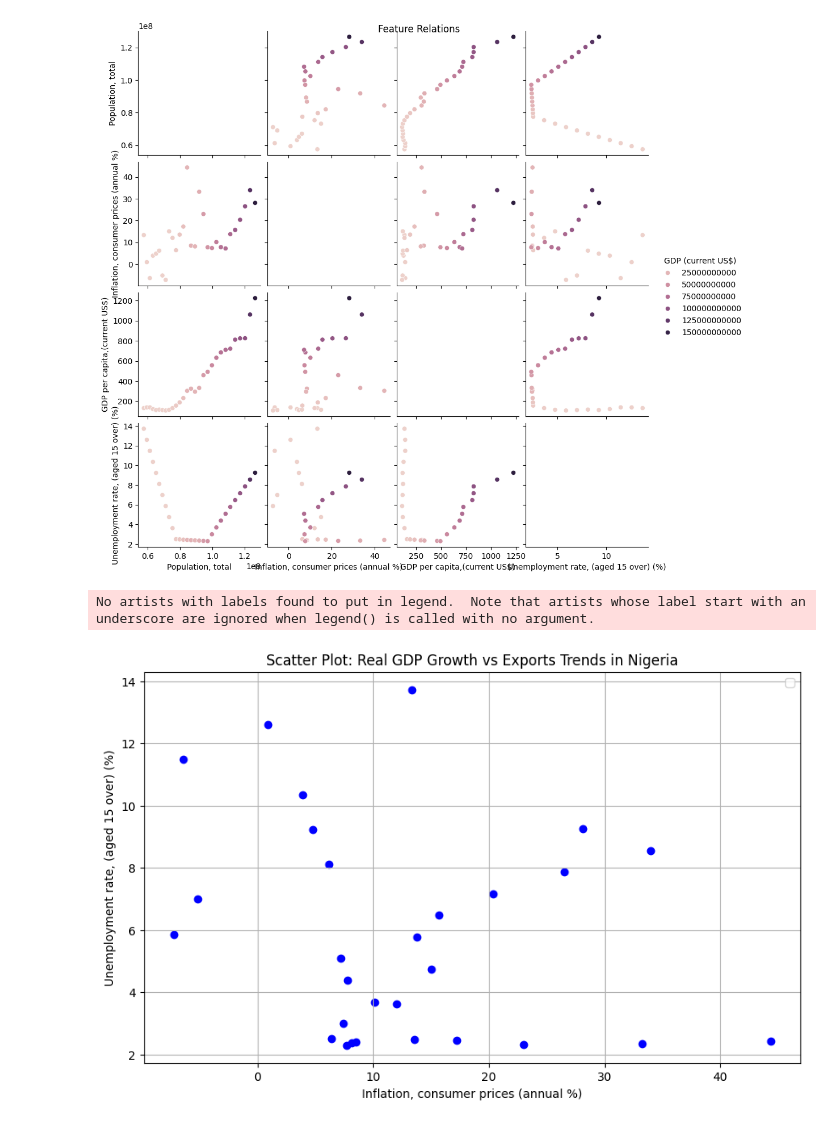
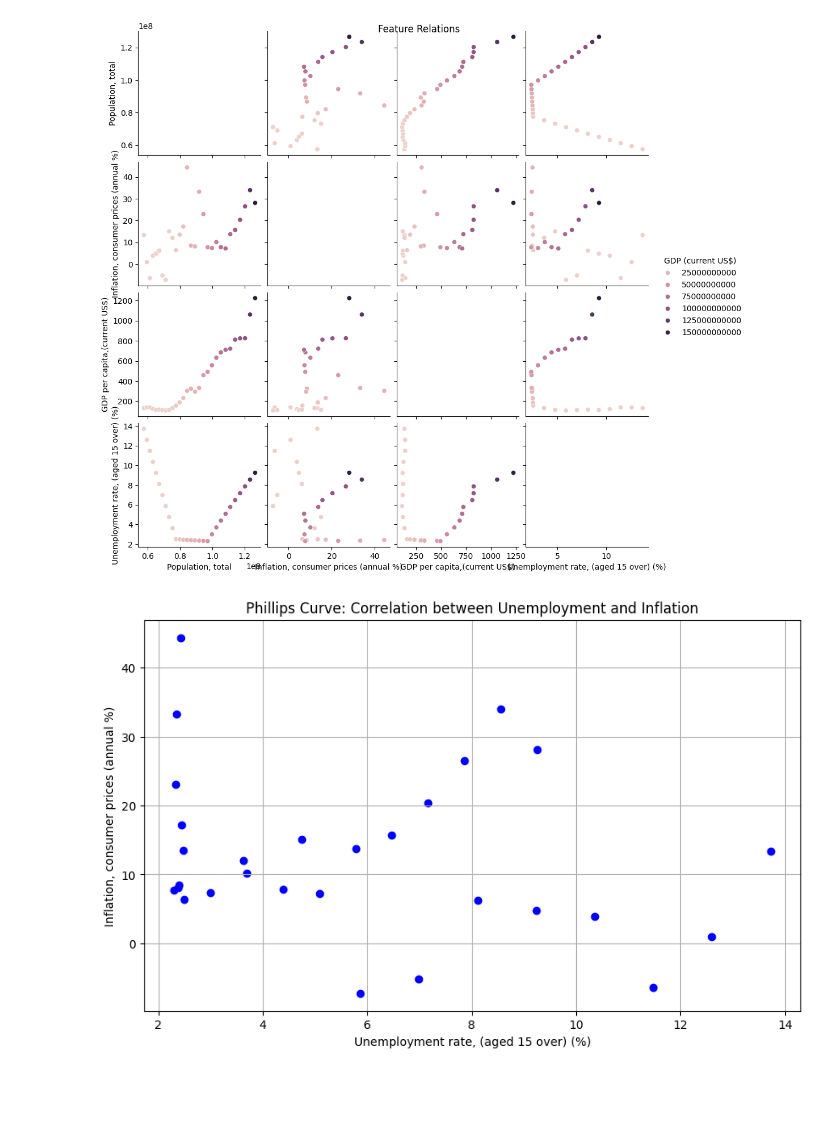
Before and after one commit to arsenilsina/prog_project, a Jupyter notebook: african_economies.ipynb, the cells around one changed output. Cells and saved outputs as stored; diff of their text form; code cells hidden in the pictures; blank space fills up the shorter version.

```diff
--- a/african_economies.ipynb
+++ b/african_economies.ipynb
@@ -383,18 +384,16 @@ plt.show()
 # %% [output]
 [figure]
 # %%
-# lets plot our scatter plot for visualization
+# I plot the correlation between unemployment and inflation which is one of the most used ones
 plt.figure(figsize=(10, 6))
 
-plt.scatter(ethiopia_df['Inflation, consumer prices (annual %)'], ethiopia_df['Unemployment rate, (aged 15 over) (%)'], color='blue', marker='o')
+plt.scatter(ethiopia_df['Unemployment rate, (aged 15 over) (%)'],ethiopia_df['Inflation, consumer prices (annual %)'], color='blue', marker='o')
 
-plt.xlabel('Inflation, consumer prices (annual %)')
-plt.ylabel('Unemployment rate, (aged 15 over) (%)')
-plt.title('Scatter Plot: Real GDP Growth vs Exports Trends in Nigeria')
+plt.xlabel('Unemployment rate, (aged 15 over) (%)')
+plt.ylabel('Inflation, consumer prices (annual %)')
+plt.title('Phillips Curve: Correlation between Unemployment and Inflation')
 plt.grid(True)
 
-plt.legend()
 plt.show()
 # %% [output]
-No artists with labels found to put in legend.  Note that artists whose label start with an underscore are ignored when legend() is called with no argument.
-[figure, old version]
+[figure, new version]
```
Also changed, not shown: parts of 1 cell of this notebook.
